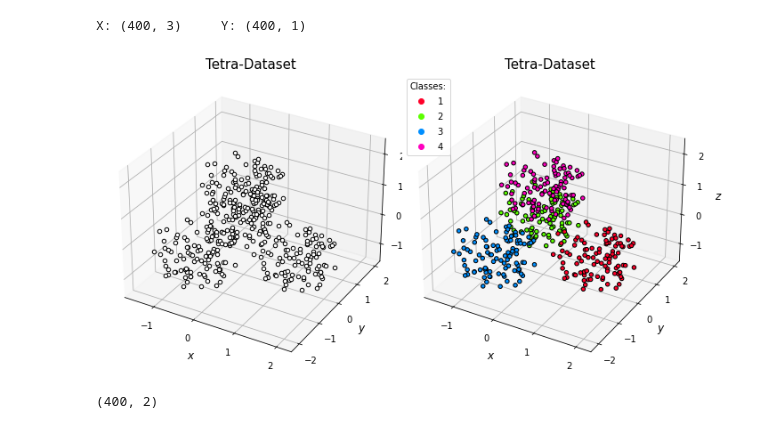
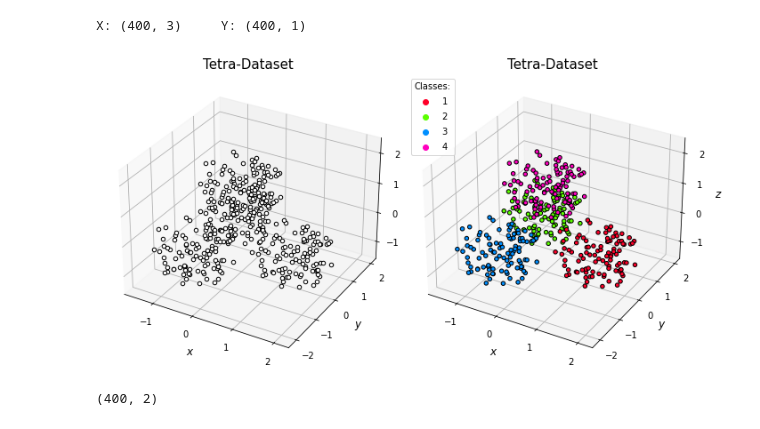
Before and after one commit to Timgrau/Machinelearning, a Jupyter notebook: Clustering/K-Means.ipynb, the cells around one changed output. Drawn from its saved outputs; the diff is of its cells as text; code cells hidden in the pictures.

```diff
--- a/Clustering/K-Means.ipynb
+++ b/Clustering/K-Means.ipynb
@@ -31,35 +32,35 @@ ax.scatter(X_tetra[:, 0], X_tetra[:, 1],
            edgecolor="k", depthshade=False)
 
 ax.set_xlabel("$x$", size=12)
 ax.set_ylabel("$y$", size=12)
 ax.yaxis.set_major_locator(MaxNLocator(5))
 ax.xaxis.set_major_locator(MaxNLocator(4))
 ax.zaxis.set_major_locator(MaxNLocator(4))
 ax.set_title("Tetra-Dataset", size=15)
 
 #### Second Plot (right side) ####
 ax = fig.add_subplot(1, 2, 2, projection="3d")
 scatter = ax.scatter(X_tetra[:, 0], X_tetra[:, 1],
                      zs=X_tetra[:, 2], c=Y_tetra,
                      edgecolor="k", depthshade=False,
                      cmap=cm.gist_rainbow)
 
 ax.legend(*scatter.legend_elements(),
           title="Classes:", loc="upper left")
 
 ax.set_zlabel("$z$", size=12)
 ax.set_xlabel("$x$", size=12)
 ax.set_ylabel("$y$", size=12)
 ax.yaxis.set_major_locator(MaxNLocator(5))
 ax.xaxis.set_major_locator(MaxNLocator(4))
 ax.zaxis.set_major_locator(MaxNLocator(4))
 ax.set_title("Tetra-Dataset", size=15)
 
-plt.subplots_adjust(wspace=0.01)
+plt.subplots_adjust(wspace=0.04)
 #plt.savefig("tetra_data.pdf",dpi = 300, bbox_inches="tight")
 plt.show()
 # %% [output]
-[figure, old version]
+[figure, new version]
 # %%
 # Principal Component Analysis (PCA)
 
```
Also changed, not shown: parts of 2 cells of this notebook.
